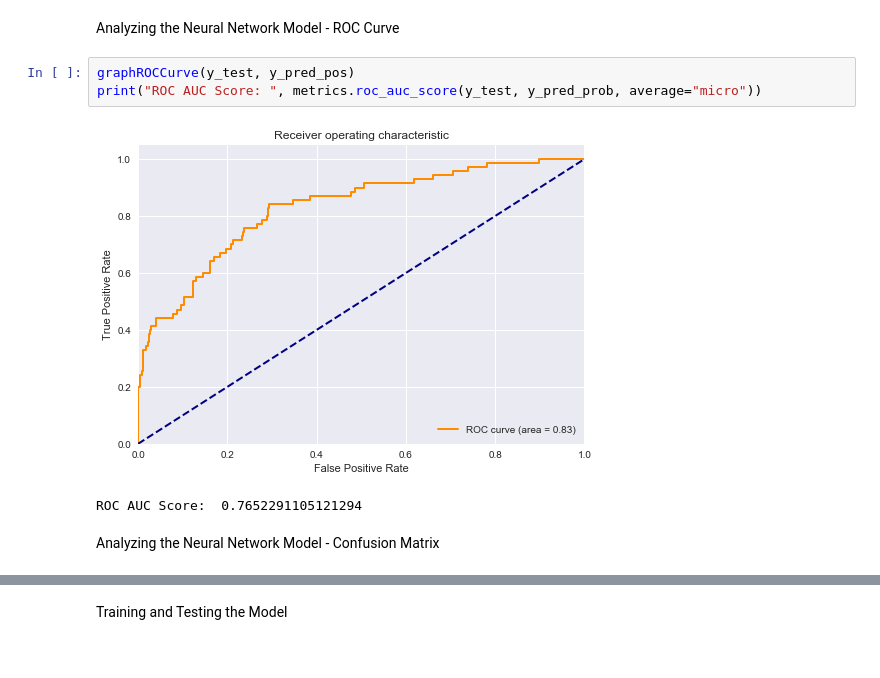
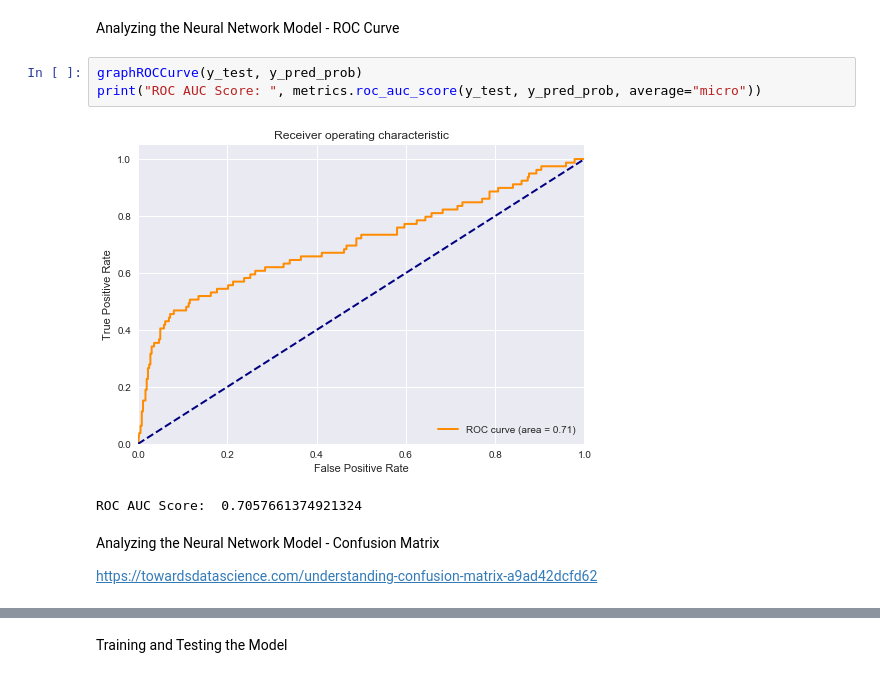
Before and after one commit to vincentdu101/HR-Employee-Attrition---Classification, a Jupyter notebook: EmployeeAttritionAnalysis.ipynb, the cells around one changed output, grey strips where cells are left out. Saved outputs shown, nothing was run; the diff lists cells and outputs as text.

```diff
--- a/EmployeeAttritionAnalysis.ipynb
+++ b/EmployeeAttritionAnalysis.ipynb
@@ -263,13 +240,15 @@ Log Loss:       1.4118003176965006
 # %% [markdown]
 Analyzing the Neural Network Model - ROC Curve
 # %%
-graphROCCurve(y_test, y_pred_pos)
+graphROCCurve(y_test, y_pred_prob)
 print("ROC AUC Score: ", metrics.roc_auc_score(y_test, y_pred_prob, average="micro"))
 # %% [output]
-[figure, old version]
+[figure, new version]
-ROC AUC Score:  0.7652291105121294
+ROC AUC Score:  0.7057661374921324
 # %% [markdown]
 Analyzing the Neural Network Model - Confusion Matrix
+
+https://towardsdatascience.com/understanding-confusion-matrix-a9ad42dcfd62
 # %%
 cm = metrics.confusion_matrix(y_test, y_pred)
 sns.heatmap(cm)
```
Also changed, not shown: parts of 11 cells of this notebook.
